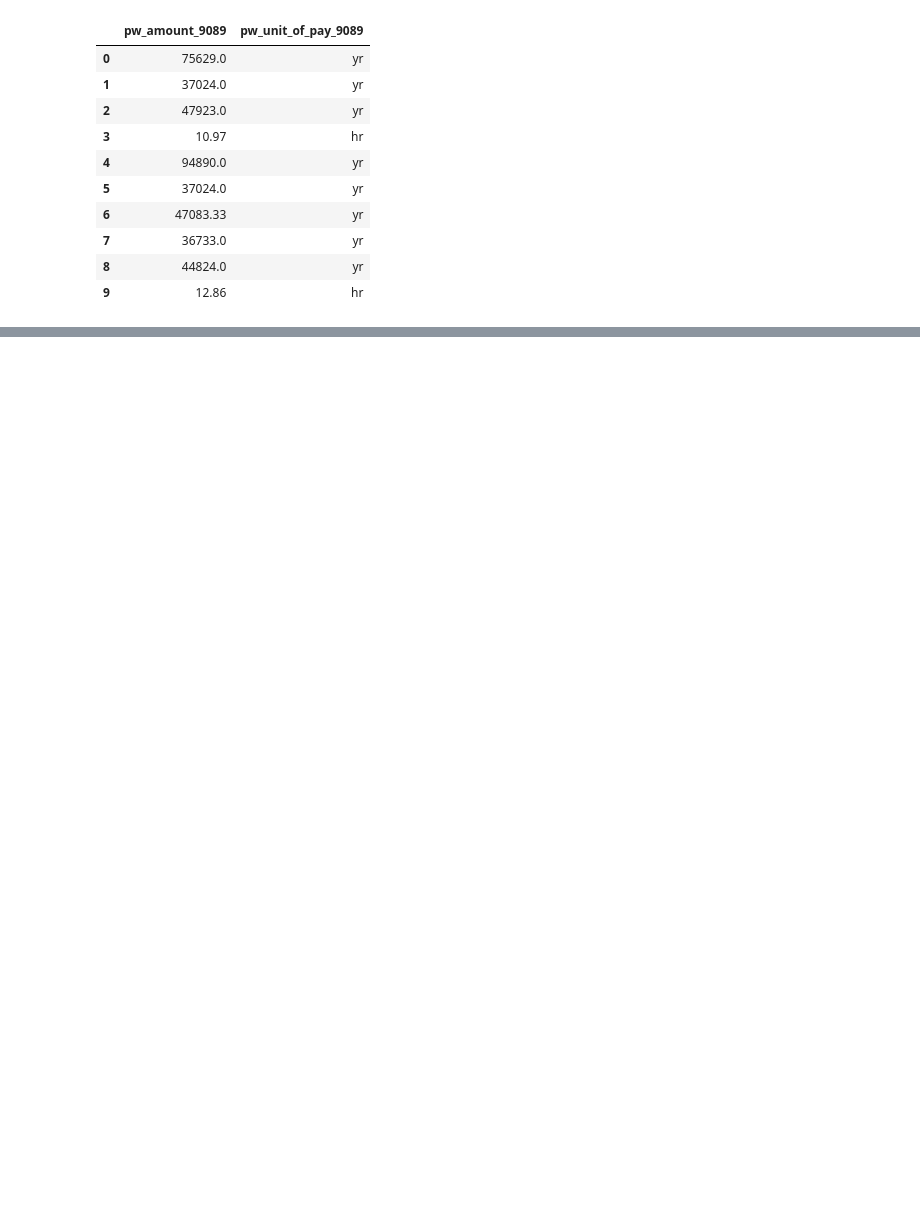
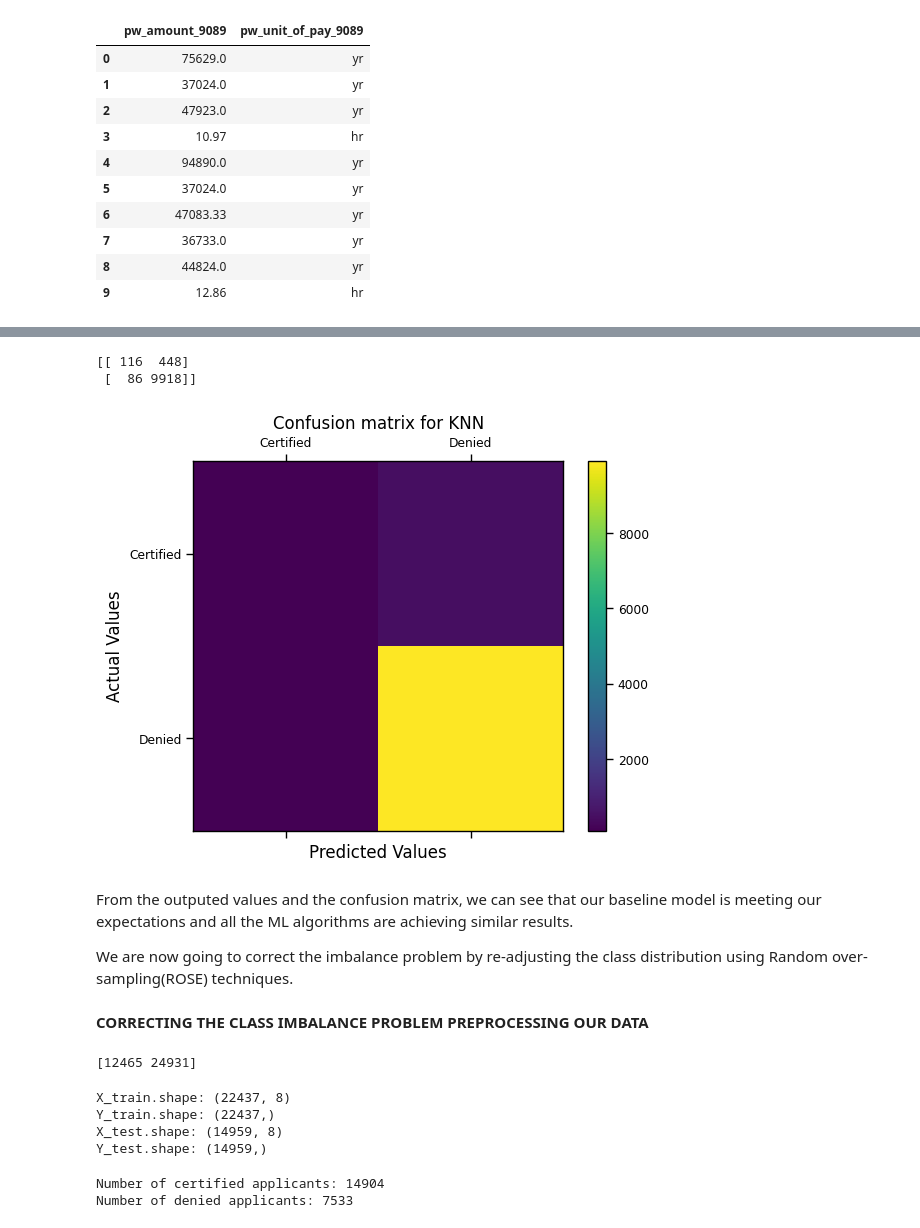
Before and after one commit to Josh-Sackey/CS5361_Group9, a Jupyter notebook: finalproject.ipynb, the cells around one changed output, grey strips where cells are left out. Saved outputs shown, nothing was run; the diff lists cells and outputs as text; code cells hidden in the pictures; blank space fills up the shorter version.

```diff
--- a/finalproject.ipynb
+++ b/finalproject.ipynb
@@ -494,0 +1020,11 @@ TypeError: Cannot convert ['75629.0' '37024.0' '47923.0' ... '114795.00' '112354
+# %%
+from sklearn.neighbors import KNeighborsClassifier
+from sklearn.metrics import classification_report, confusion_matrix
+classifier = KNeighborsClassifier(n_neighbors=5)
+classifier.fit(X_train, Y_train)
+KNN_pred = classifier.predict(X_test)
+#Printing some Evaluation metrics
+conf_mat= confusion_matrix(Y_test, KNN_pred)
+print("The confusion matrix is:", conf_mat)
+print("The MSE of the predictions is:", MSE(Y_test, KNN_pred))
+print(classification_report(Y_test, KNN_pred))
@@ -494,0 +1043,24 @@ TypeError: Cannot convert ['75629.0' '37024.0' '47923.0' ... '114795.00' '112354
+# %%
+label_names = ['Certified', 'Denied']
+cm = confusion_matrix(Y_test, KNN_pred) #, label_names)
+print(cm)
+fig = plt.figure()
+ax = fig.add_subplot(111)
+cax = ax.matshow(cm)
+plt.title('Confusion matrix for KNN')
+fig.colorbar(cax)
+ax.set_xticklabels([''] + label_names)
+ax.set_yticklabels([''] + label_names)
+plt.xlabel('Predicted Values')
+plt.ylabel('Actual Values')
+plt.show()
+# %% [output]
+[[ 116  448]
+ [  86 9918]]
+[figure, added]
+# %% [markdown]
+From the outputed values and the confusion matrix, we can see that our baseline model is meeting our expectations and all the ML algorithms are achieving similar results.
+
+We are now going to correct the imbalance problem by re-adjusting the class distribution using Random over-sampling(ROSE) techniques.
+# %% [markdown]
+**CORRECTING THE CLASS IMBALANCE PROBLEM PREPROCESSING OUR DATA**
@@ -494,0 +1072,6 @@ TypeError: Cannot convert ['75629.0' '37024.0' '47923.0' ... '114795.00' '112354
+# %%
+unique, counts = np.unique(Y_new, return_counts=True)
+
+print(counts)
+# %% [output]
+[12465 24931]
@@ -494,0 +1100,18 @@ TypeError: Cannot convert ['75629.0' '37024.0' '47923.0' ... '114795.00' '112354
+# %%
+# Show the data shapes.
+print('X_train.shape:', X_train.shape)
+print('Y_train.shape:', Y_train.shape)
+print('X_test.shape:', X_test.shape)
+print('Y_test.shape:', Y_test.shape)
+# %% [output]
+X_train.shape: (22437, 8)
+Y_train.shape: (22437,)
+X_test.shape: (14959, 8)
+Y_test.shape: (14959,)
+# %%
+# The number of certified and denied applicants after our sampling technique.
+print('Number of certified applicants:', (Y_train == 1).sum())
+print('Number of denied applicants:', (Y_train == 0).sum())
+# %% [output]
+Number of certified applicants: 14904
+Number of denied applicants: 7533
```
Also changed, not shown: parts of 63 cells of this notebook.
